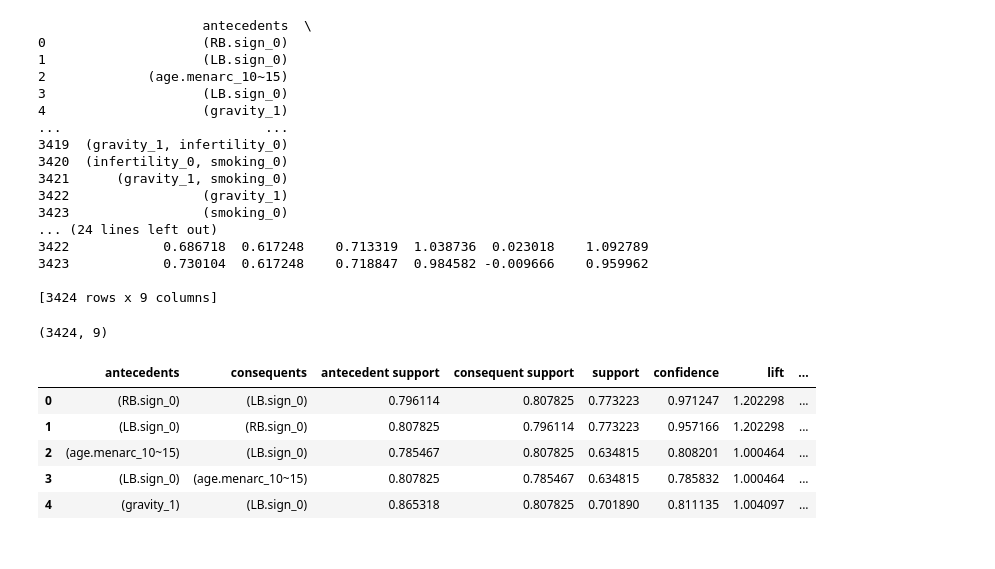
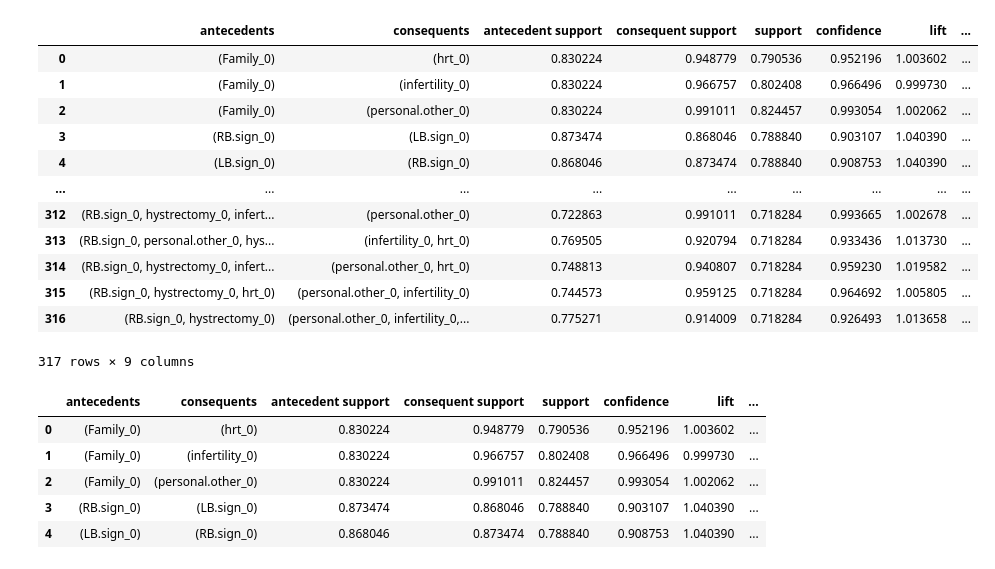
Before and after one commit to smb-h/breast-cancer-patterns-association-rule-mining, a Jupyter notebook: notebooks/arm.ipynb, the cells around one changed output. Drawn from its saved outputs; the diff is of its cells as text; code cells hidden in the pictures.

```diff
--- a/notebooks/arm.ipynb
+++ b/notebooks/arm.ipynb
@@ -48,35 +51,30 @@ frequent_itemsets = apriori(df, min_support=.6, use_colnames=True)
 # %%
 # Generate association rules using the frequent itemsets
-association_rules = association_rules(frequent_itemsets, min_threshold=.7)
-print(association_rules)
+min_confidence = 0.9
+rules = association_rules(frequent_itemsets, metric="confidence", min_threshold=min_confidence)
+rules
 # %% [output]
+|  | antecedents | consequents | antecedent support | consequent support | support | confidence | lift | ... |
+| 0 | (Family_0) | (hrt_0) | 0.830224 | 0.948779 | 0.790536 | 0.952196 | 1.003602 | ... |
+| 1 | (Family_0) | (infertility_0) | 0.830224 | 0.966757 | 0.802408 | 0.966496 | 0.999730 | ... |
+| 2 | (Family_0) | (personal.other_0) | 0.830224 | 0.991011 | 0.824457 | 0.993054 | 1.002062 | ... |
+| 3 | (RB.sign_0) | (LB.sign_0) | 0.873474 | 0.868046 | 0.788840 | 0.903107 | 1.040390 | ... |
+| 4 | (LB.sign_0) | (RB.sign_0) | 0.868046 | 0.873474 | 0.788840 | 0.908753 | 1.040390 | ... |
+| ... | ... | ... | ... | ... | ... | ... | ... | ... |
+| 312 | (RB.sign_0, hystrectomy_0, infert... | (personal.other_0) | 0.722863 | 0.991011 | 0.718284 | 0.993665 | 1.002678 | ... |
+| 313 | (RB.sign_0, personal.other_0, hys... | (infertility_0, hrt_0) | 0.769505 | 0.920794 | 0.718284 | 0.933436 | 1.013730 | ... |
+| 314 | (RB.sign_0, hystrectomy_0, infert... | (personal.other_0, hrt_0) | 0.748813 | 0.940807 | 0.718284 | 0.959230 | 1.019582 | ... |
+| 315 | (RB.sign_0, hystrectomy_0, hrt_0) | (personal.other_0, infertility_0) | 0.744573 | 0.959125 | 0.718284 | 0.964692 | 1.005805 | ... |
+| 316 | (RB.sign_0, hystrectomy_0) | (personal.other_0, infertility_0,... | 0.775271 | 0.914009 | 0.718284 | 0.926493 | 1.013658 | ... |
-                     antecedents  \
-0                    (RB.sign_0)
-1                    (LB.sign_0)
-2             (age.menarc_10~15)
-3                    (LB.sign_0)
-4                    (gravity_1)
-...                          ...
-3419  (gravity_1, infertility_0)
-3420  (infertility_0, smoking_0)
-3421      (gravity_1, smoking_0)
-3422                 (gravity_1)
-3423                 (smoking_0)
-... (24 lines left out)
-3422            0.686718  0.617248    0.713319  1.038736  0.023018    1.092789
-3423            0.730104  0.617248    0.718847  0.984582 -0.009666    0.959962
-
-[3424 rows x 9 columns]
+317 rows × 9 columns
-# %%
-print(association_rules.shape)
-association_rules.head()
-# %% [output]
-(3424, 9)
-|  | antecedents | consequents | antecedent support | consequent support | support | confidence | lift | ... |
-| 0 | (RB.sign_0) | (LB.sign_0) | 0.796114 | 0.807825 | 0.773223 | 0.971247 | 1.202298 | ... |
-| 1 | (LB.sign_0) | (RB.sign_0) | 0.807825 | 0.796114 | 0.773223 | 0.957166 | 1.202298 | ... |
-| 2 | (age.menarc_10~15) | (LB.sign_0) | 0.785467 | 0.807825 | 0.634815 | 0.808201 | 1.000464 | ... |
-| 3 | (LB.sign_0) | (age.menarc_10~15) | 0.807825 | 0.785467 | 0.634815 | 0.785832 | 1.000464 | ... |
-| 4 | (gravity_1) | (LB.sign_0) | 0.865318 | 0.807825 | 0.701890 | 0.811135 | 1.004097 | ... |
+# %%
+rules.head()
+# %% [output]
+|  | antecedents | consequents | antecedent support | consequent support | support | confidence | lift | ... |
+| 0 | (Family_0) | (hrt_0) | 0.830224 | 0.948779 | 0.790536 | 0.952196 | 1.003602 | ... |
+| 1 | (Family_0) | (infertility_0) | 0.830224 | 0.966757 | 0.802408 | 0.966496 | 0.999730 | ... |
+| 2 | (Family_0) | (personal.other_0) | 0.830224 | 0.991011 | 0.824457 | 0.993054 | 1.002062 | ... |
+| 3 | (RB.sign_0) | (LB.sign_0) | 0.873474 | 0.868046 | 0.788840 | 0.903107 | 1.040390 | ... |
+| 4 | (LB.sign_0) | (RB.sign_0) | 0.868046 | 0.873474 | 0.788840 | 0.908753 | 1.040390 | ... |
 # %%
 # drop rows where antecedents contains less than 3 items
```
Also changed, not shown: parts of 32 cells of this notebook, 3 other files.
